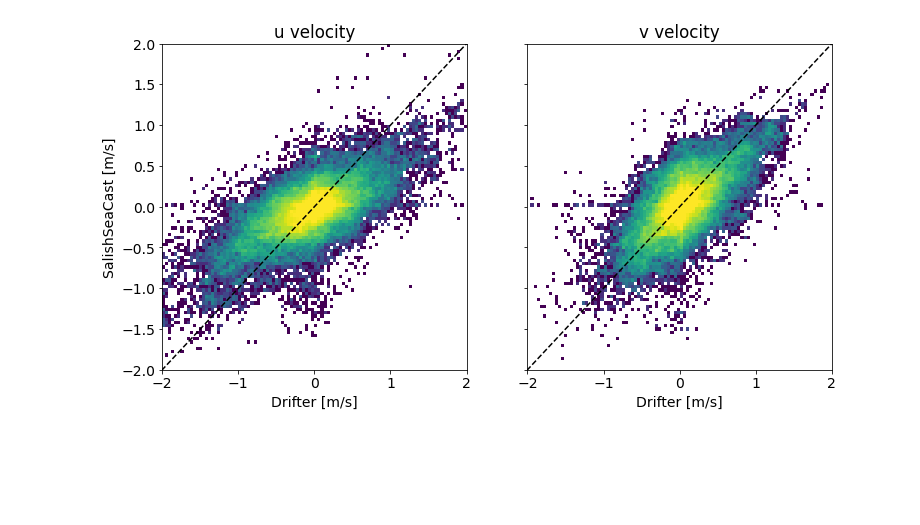
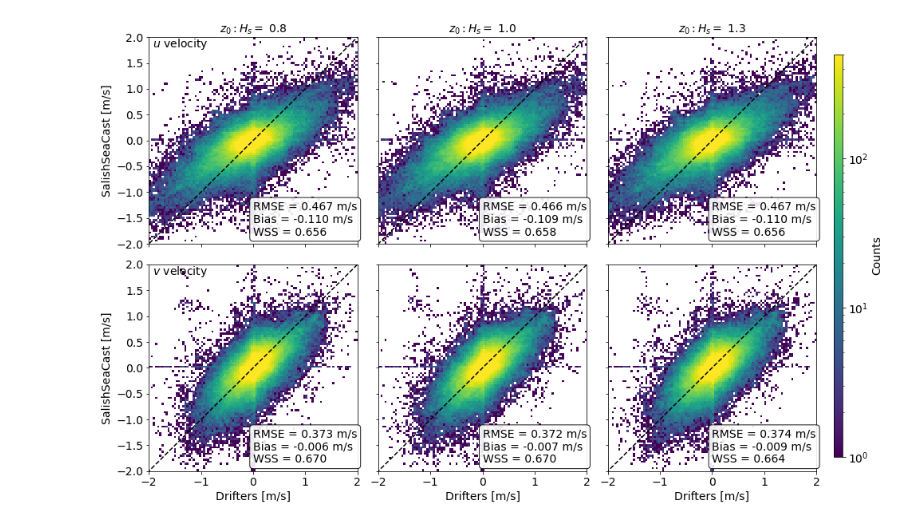
Before and after one commit to SalishSeaCast/analysis-ben, a Jupyter notebook: notebooks/graham/evaluation.ipynb, the cells around one changed output. Drawn from its saved outputs; the diff is of its cells as text; code cells hidden in the pictures; blank space fills up the shorter version.

```diff
--- a/notebooks/graham/evaluation.ipynb
+++ b/notebooks/graham/evaluation.ipynb
@@ -107,20 +17,0 @@ for ID in tqdm(IDs[46:]):
-# %%
-for var in ('u', 'v'):
-    velocities['obs'][var] = np.hstack(velocities['obs'][var])
-    velocities['NEMO'][var] = np.array(velocities['NEMO'][var])
-# %%
-fig, axs = plt.subplots(1, 2, figsize=(12, 6))
-xlim, ylim = [-2, 2], [-2, 2]
-for ax, var in zip(axs, ['u', 'v']):
-    index = ~np.logical_or(*[np.isnan(velocities[key][var]) for key in ('obs', 'NEMO')])
-    index = np.logical_and(index, np.logical_and(*[np.isfinite(velocities[key][var]) for key in ('obs', 'NEMO')]))
-    ax.hist2d(*[velocities[key][var][index] for key in ('obs', 'NEMO')], bins=100, range=[xlim, ylim], norm=colors.LogNorm(vmin=1, vmax=200))
-    ax.plot([-4, 4], [-4, 4], 'k--')
-    ax.set_xlim(xlim)
-    ax.set_ylim(ylim)
-    ax.set_xlabel('Drifter [m/s]')
-    if var == 'u': ax.set_ylabel('SalishSeaCast [m/s]')
-    else: ax.yaxis.set_ticklabels('')
-    ax.set_title(f'{var} velocity')
-# %% [output]
-[figure, removed]
@@ -126,0 +66,39 @@ for ax, var in zip(axs, ['u', 'v']):
+# %%
+fig, axs = plt.subplots(2, 3, figsize=(15, 10), gridspec_kw={'wspace': 0.1, 'hspace': 0.1})
+xlim, ylim = [-2, 2], [-2, 2]
+props = dict(boxstyle='round', facecolor='w', alpha=0.9)
+for col, runID, frachs in zip(axs.T, runIDs, [0.8, 1.0, 1.3]):
+    for ax, var in zip(col, ['u', 'v']):
+        x, y = [velocities[runID][key][var] for key in ('obs', 'NEMO')]
+        index = np.logical_and(np.isfinite(x), np.isfinite(y))
+        x, y = x[index], y[index]
+
+        # Calc stats
+        MSE = np.mean((y - x)**2)
+        RMSE = np.sqrt(MSE)
+        bias = np.mean(abs(y)) - np.mean(abs(x))
+        WSS = 1 - MSE / np.mean((abs(y - np.mean(x)) + abs(x - np.mean(x)))**2)
+
+        # Plot data
+        _, _, _, c = ax.hist2d(x, y, bins=100, range=[xlim, ylim], norm=colors.LogNorm(vmin=1, vmax=500))
+        ax.plot([-4, 4], [-4, 4], 'k--')
+        ax.text(0.5, 0.04, f'RMSE = {RMSE:.3f} m/s\nBias = {bias:.3f} m/s\nWSS = {WSS:.3f}', bbox=props, transform=ax.transAxes)
+
+        # Formatting
+        ax.set_xlim(xlim)
+        ax.set_ylim(ylim)
+        if runID == 'frachs08':
+            ax.set_ylabel('SalishSeaCast [m/s]')
+            ax.text(0.02, 0.95, f'${var}$ velocity', transform=ax.transAxes)
+        else: ax.yaxis.set_ticklabels('')
+        if var == 'u':
+            ax.xaxis.set_ticklabels('')
+            ax.set_title(f'$z_0:H_s=$ {frachs:.1f}', fontsize=14)
+        else: ax.set_xlabel('Drifters [m/s]')
+
+cax = fig.add_axes([0.92, 0.15, 0.01, 0.7])
+fig.colorbar(c, cax=cax, label='Counts')
+
+fig.savefig('/scratch/bmoorema/Drifters/figures/earlyruns.pdf', dpi=300, bbox_inches='tight')
+# %% [output]
+[figure, added]
```
Also changed, not shown: parts of 8 cells of this notebook, 3 other files.
